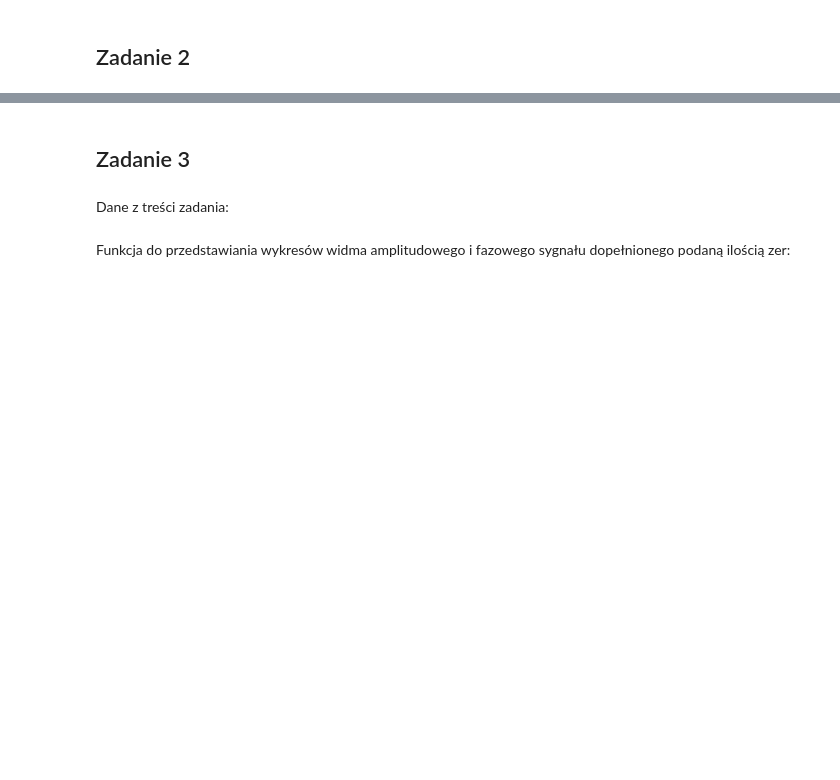
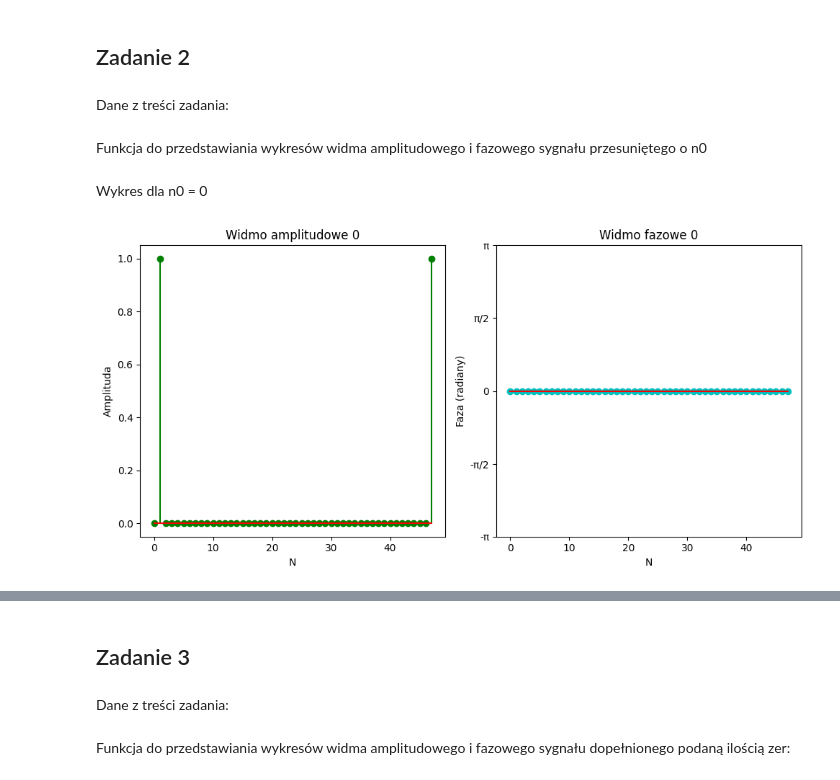
Before and after one commit to ksiemionek/WMM_lab, a Jupyter notebook: lab1/104_Siemionek_Zieziula.ipynb, the cells around one changed output, grey strips where cells are left out. Saved outputs shown, nothing was run; the diff lists cells and outputs as text; code cells hidden in the pictures; blank space fills up the shorter version.

```diff
--- a/lab1/104_Siemionek_Zieziula.ipynb
+++ b/lab1/104_Siemionek_Zieziula.ipynb
@@ -14,2 +16,40 @@ import matplotlib.pyplot as plt
 # %% [markdown]
 ## Zadanie 2
+# %% [markdown]
+Dane z treści zadania:
+# %%
+A = 2
+N = 48
+signal_function = lambda n: A * np.cos(2 * np.pi * n / N)
+# %% [markdown]
+Funkcja do przedstawiania wykresów widma amplitudowego i fazowego sygnału przesuniętego o n0
+# %%
+def plot_fft_spectrum(N, n0, shift_label):
+    sample_indices = np.arange(N)
+    shifted_signal = signal_function(sample_indices - n0)
+
+    fft_result = np.fft.fft(shifted_signal)
+    amplitude_spectrum = np.abs(fft_result) / N
+    phase_spectrum = np.angle(fft_result)
+
+    eps_threshold = 1e-10
+    phase_spectrum[amplitude_spectrum < eps_threshold] = 0
+    phase_spectrum[np.abs(phase_spectrum) < eps_threshold] = 0
+
+    fig, axes = plt.subplots(1, 2, figsize=(10, 5))
+
+    axes[0].stem(sample_indices, amplitude_spectrum, linefmt="g-", markerfmt="o", basefmt="r-")
+    axes[0].set(title=f"Widmo amplitudowe {shift_label}", xlabel="N", ylabel="Amplituda")
+
+    axes[1].stem(sample_indices, phase_spectrum, linefmt="c-", markerfmt="o", basefmt="r-")
+    axes[1].set(title=f"Widmo fazowe {shift_label}", xlabel="N", ylabel="Faza (radiany)")
+    axes[1].set_yticks([-np.pi, -np.pi/2, 0, np.pi/2, np.pi], ["-π", "-π/2", "0", "π/2", "π"])
+
+    plt.tight_layout()
+    plt.show()
+# %% [markdown]
+Wykres dla n0 = 0
+# %%
+plot_fft_spectrum(N, n0=0, shift_label="0")
+# %% [output]
+[figure, added]
```
Also changed, not shown: parts of 10 cells of this notebook.
